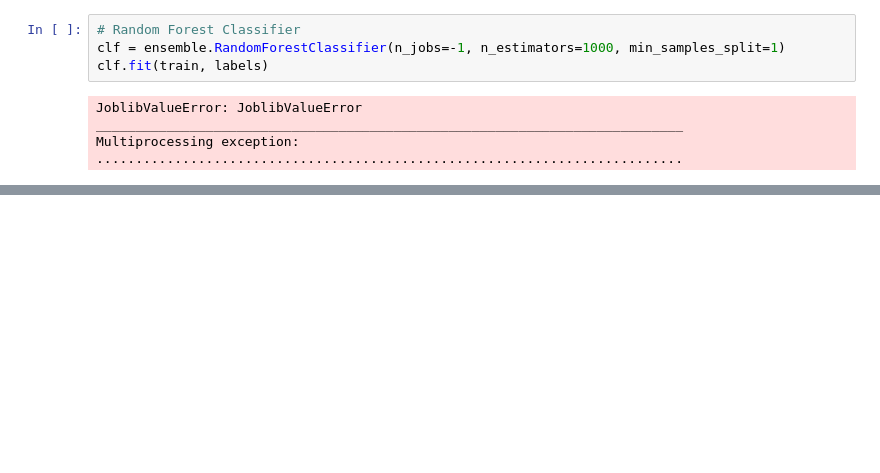
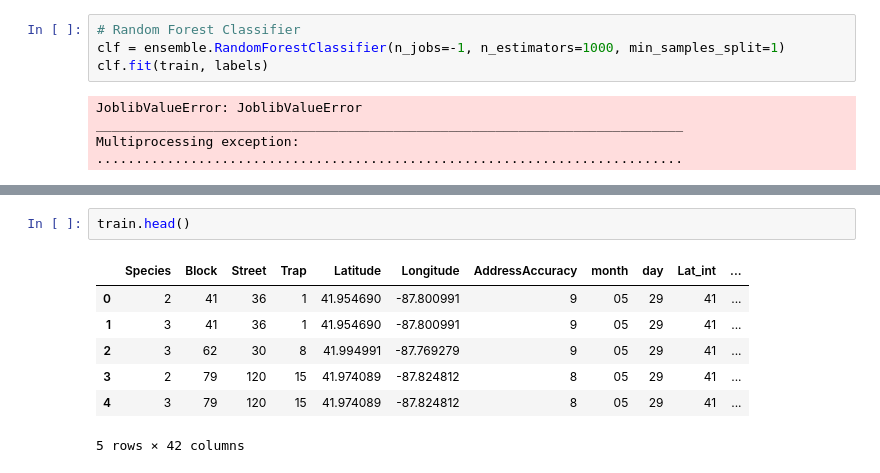
Before and after one commit to blane07/west-nile-chicago, a Jupyter notebook: working/starter-code.ipynb, the cells around one changed output, grey strips where cells are left out. Saved outputs shown, nothing was run; the diff lists cells and outputs as text; blank space fills up the shorter version.

```diff
--- a/working/starter-code.ipynb
+++ b/working/starter-code.ipynb
@@ -117,0 +136,10 @@ NotFittedError: Estimator not fitted, call `fit` before exploiting the model.
+# %%
+train.head()
+# %% [output]
+|  | Species | Block | Street | Trap | Latitude | Longitude | AddressAccuracy | month | day | Lat_int | ... |
+| 0 | 2 | 41 | 36 | 1 | 41.954690 | -87.800991 | 9 | 05 | 29 | 41 | ... |
+| 1 | 3 | 41 | 36 | 1 | 41.954690 | -87.800991 | 9 | 05 | 29 | 41 | ... |
+| 2 | 3 | 62 | 30 | 8 | 41.994991 | -87.769279 | 9 | 05 | 29 | 41 | ... |
+| 3 | 2 | 79 | 120 | 15 | 41.974089 | -87.824812 | 8 | 05 | 29 | 41 | ... |
+| 4 | 3 | 79 | 120 | 15 | 41.974089 | -87.824812 | 8 | 05 | 29 | 41 | ... |
+5 rows × 42 columns
```
Also changed, not shown: parts of 6 cells of this notebook, 1 other file.
